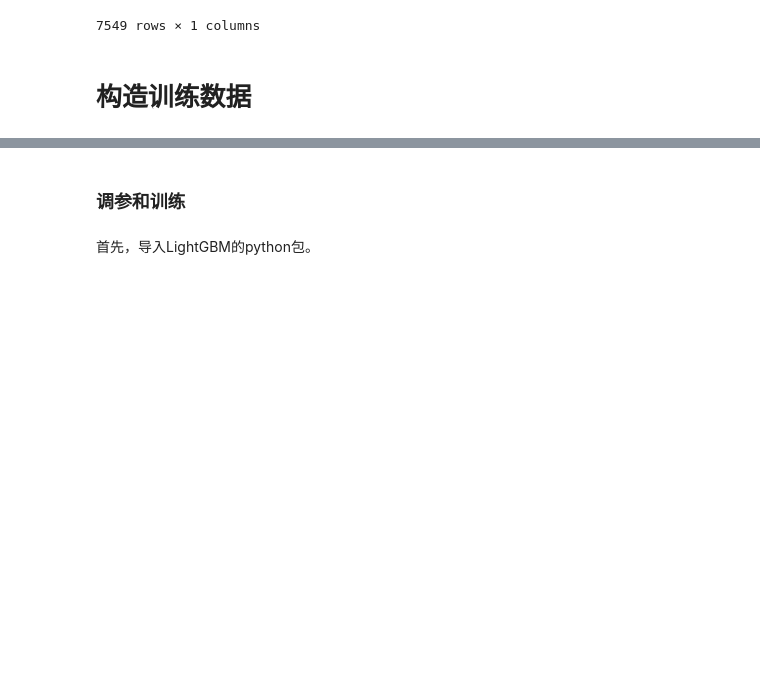
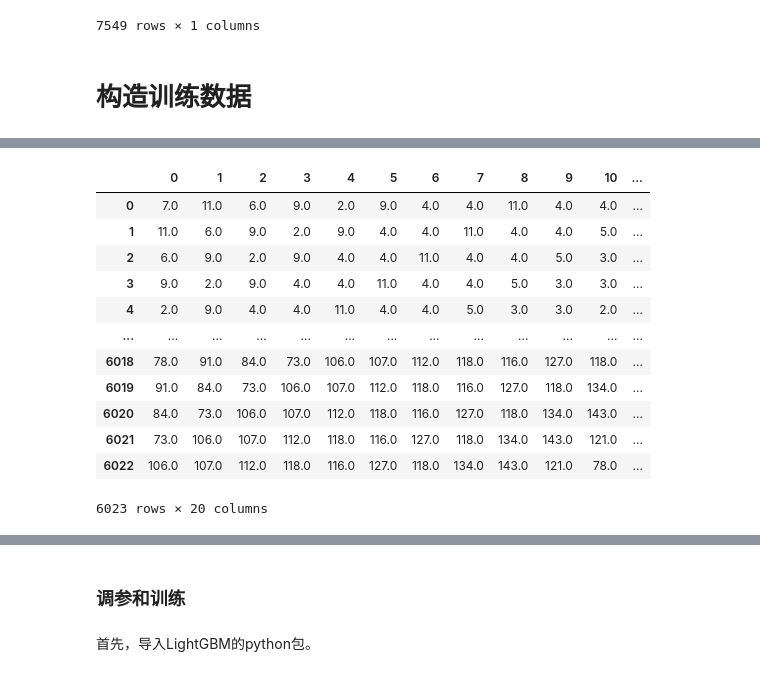
Before and after one commit to Zhou1317fe5/ml-projects, a Jupyter notebook: SEED2023/智慧交通/code/lightgbm/lightgbm(无特征工程).ipynb, the cells around one changed output, grey strips where cells are left out. Cells and saved outputs as stored; diff of their text form; code cells hidden in the pictures; blank space fills up the shorter version.

```diff
--- a/SEED2023/智慧交通/code/lightgbm/lightgbm(无特征工程).ipynb
+++ b/SEED2023/智慧交通/code/lightgbm/lightgbm(无特征工程).ipynb
@@ -317,0 +291,44 @@ train_label
+# %%
+import pandas as pd
+data = merged_flow.copy()
+# %%
+
+# 设置时间窗口大小
+window_size = 20
+# %%
+
+# 滑动时间窗口生成样本
+samples = []
+for i in range(len(data) - window_size):
+    window_data = data.iloc[i:i+window_size]
+    features = window_data['VOLUMN_5MIN'].values # 提取特征
+    target = data.iloc[i+window_size]['VOLUMN_5MIN'] # 提取目标值
+    samples.append((features, target))
+
+# 划分训练集和测试集
+train_samples = samples[:int(0.8 * len(samples))] # 取80%作为训练集
+test_samples = samples[int(0.8 * len(samples)):] # 剩余20%作为测试集
+
+# 构建特征矩阵和目标向量
+train_X = [sample[0] for sample in train_samples]
+train_y = [sample[1] for sample in train_samples]
+test_X = [sample[0] for sample in test_samples]
+test_y = [sample[1] for sample in test_samples]
+# %%
+train_X=pd.DataFrame(train_X)
+# %%
+train_X
+# %% [output]
+|  | 0 | 1 | 2 | 3 | 4 | 5 | 6 | 7 | 8 | 9 | 10 | ... |
+| 0 | 7.0 | 11.0 | 6.0 | 9.0 | 2.0 | 9.0 | 4.0 | 4.0 | 11.0 | 4.0 | 4.0 | ... |
+| 1 | 11.0 | 6.0 | 9.0 | 2.0 | 9.0 | 4.0 | 4.0 | 11.0 | 4.0 | 4.0 | 5.0 | ... |
+| 2 | 6.0 | 9.0 | 2.0 | 9.0 | 4.0 | 4.0 | 11.0 | 4.0 | 4.0 | 5.0 | 3.0 | ... |
+| 3 | 9.0 | 2.0 | 9.0 | 4.0 | 4.0 | 11.0 | 4.0 | 4.0 | 5.0 | 3.0 | 3.0 | ... |
+| 4 | 2.0 | 9.0 | 4.0 | 4.0 | 11.0 | 4.0 | 4.0 | 5.0 | 3.0 | 3.0 | 2.0 | ... |
+| ... | ... | ... | ... | ... | ... | ... | ... | ... | ... | ... | ... | ... |
+| 6018 | 78.0 | 91.0 | 84.0 | 73.0 | 106.0 | 107.0 | 112.0 | 118.0 | 116.0 | 127.0 | 118.0 | ... |
+| 6019 | 91.0 | 84.0 | 73.0 | 106.0 | 107.0 | 112.0 | 118.0 | 116.0 | 127.0 | 118.0 | 134.0 | ... |
+| 6020 | 84.0 | 73.0 | 106.0 | 107.0 | 112.0 | 118.0 | 116.0 | 127.0 | 118.0 | 134.0 | 143.0 | ... |
+| 6021 | 73.0 | 106.0 | 107.0 | 112.0 | 118.0 | 116.0 | 127.0 | 118.0 | 134.0 | 143.0 | 121.0 | ... |
+| 6022 | 106.0 | 107.0 | 112.0 | 118.0 | 116.0 | 127.0 | 118.0 | 134.0 | 143.0 | 121.0 | 78.0 | ... |
+6023 rows × 20 columns
```
Also changed, not shown: parts of 18 cells of this notebook.
